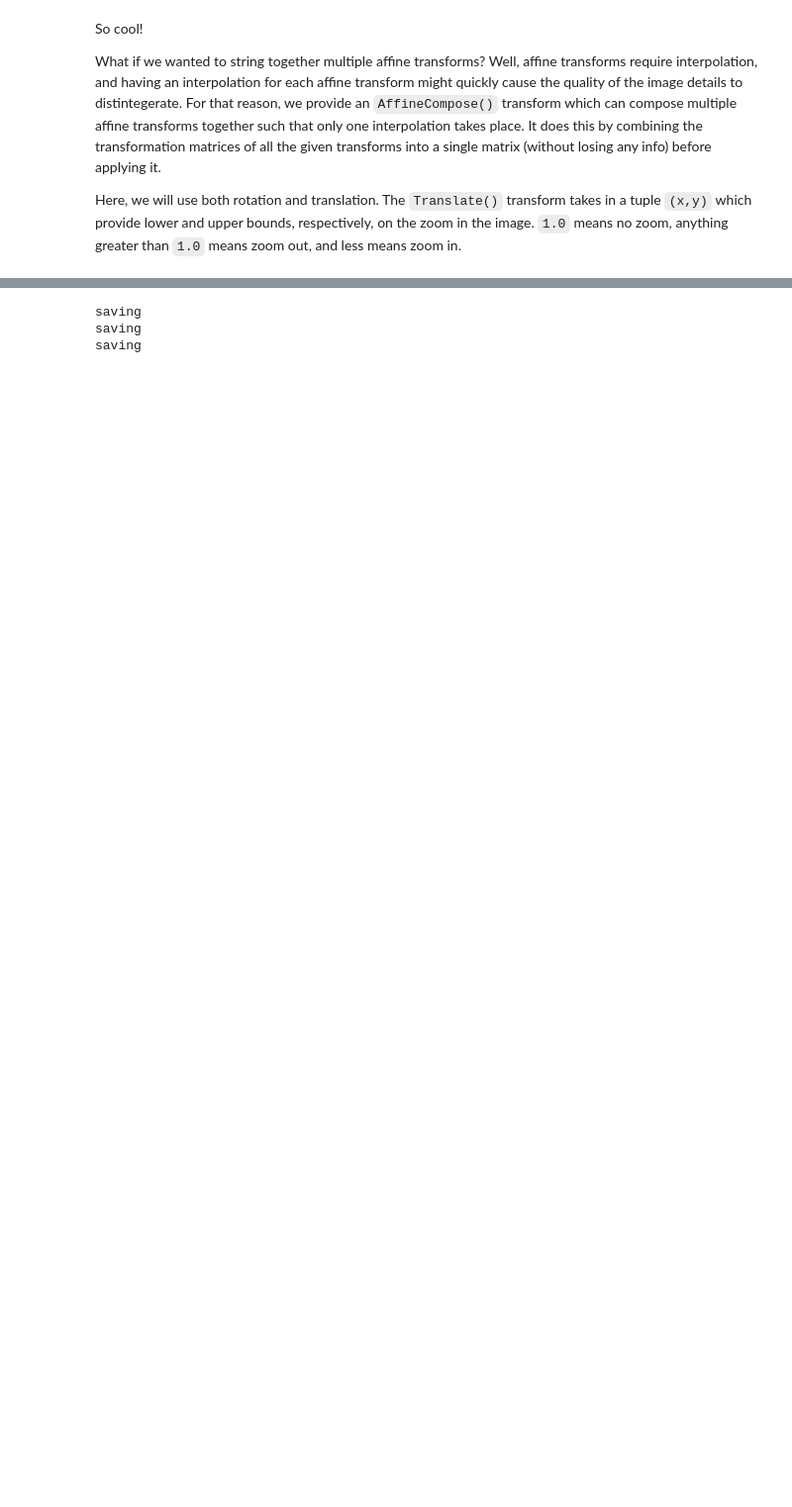
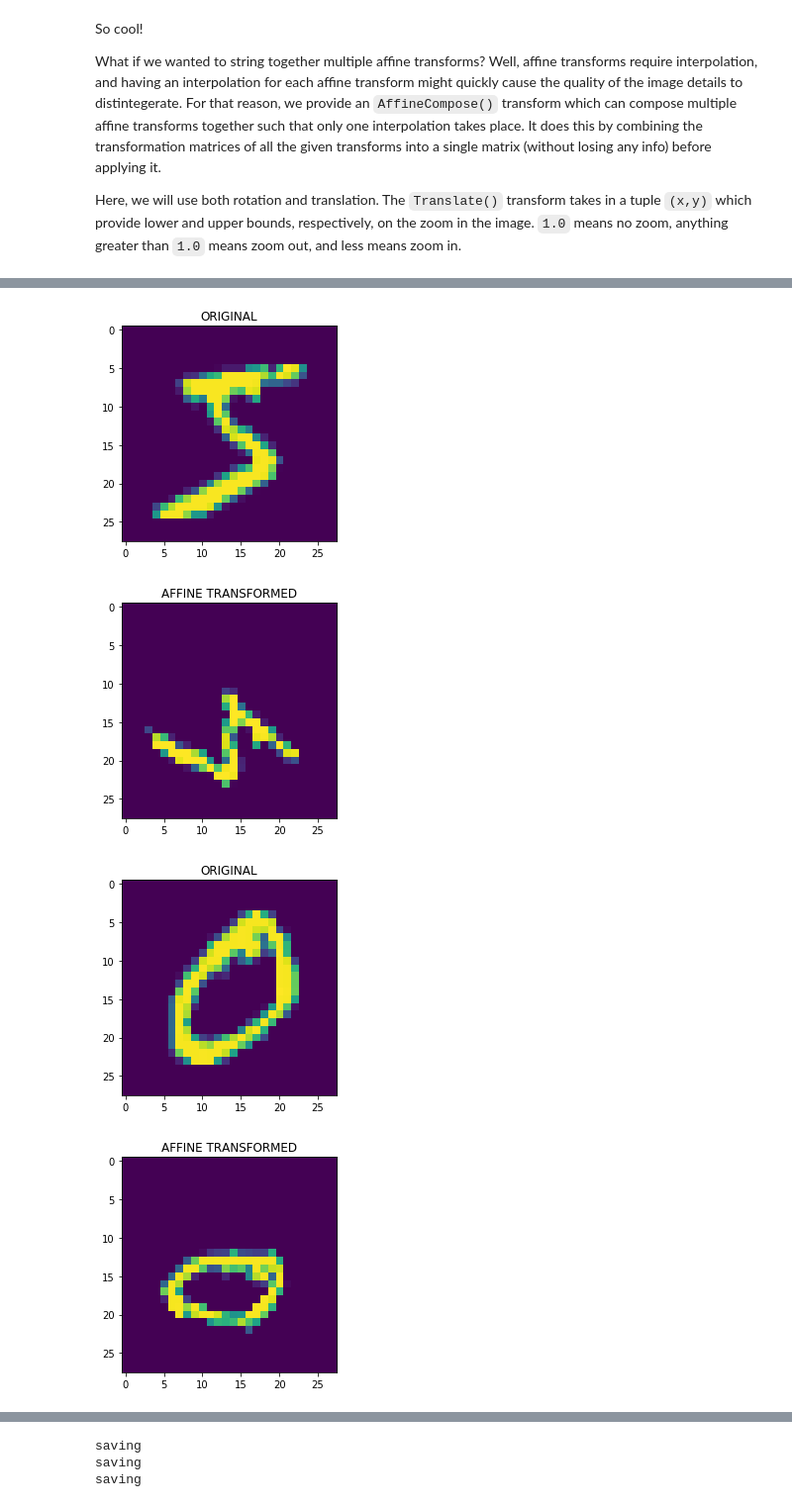
Before and after one commit to nitrain/nitrain, a Jupyter notebook: tutorials/torchsample tutorial.ipynb, the cells around one changed output, grey strips where cells are left out. Shown: that part at 99% size. Cells and saved outputs as stored; diff of their text form; code cells hidden in the pictures; blank space fills up the shorter version.

```diff
--- a/tutorials/torchsample tutorial.ipynb
+++ b/tutorials/torchsample tutorial.ipynb
@@ -208,0 +213,21 @@ for i in range(3):
+# %%
+from torchsample.transforms import Affine
+process = Compose([RangeNormalize(0,1)])
+affine_tform = Affine(rotation_range=50, zoom_range=(1.3,1.5), shear_range=0.5,
+    translation_range=(0.3,0.3))
+tform = Compose([affine_tform])
+train_data = TensorDataset(x_train, y_train, transform=tform, batch_size=3)
+x_batch, y_batch = train_data.next()
+
+for i in range(3):
+    plt.imshow(x_train.numpy()[i][0])
+    plt.title('ORIGINAL')
+    plt.show()
+    plt.imshow(x_batch.numpy()[i][0])
+    plt.title('AFFINE TRANSFORMED')
+    plt.show()
+# %% [output]
+[figure, added]
+[figure, added]
+[figure, added]
+[figure, added]
```
Also changed, not shown: parts of 8 cells of this notebook, 6 other files.
